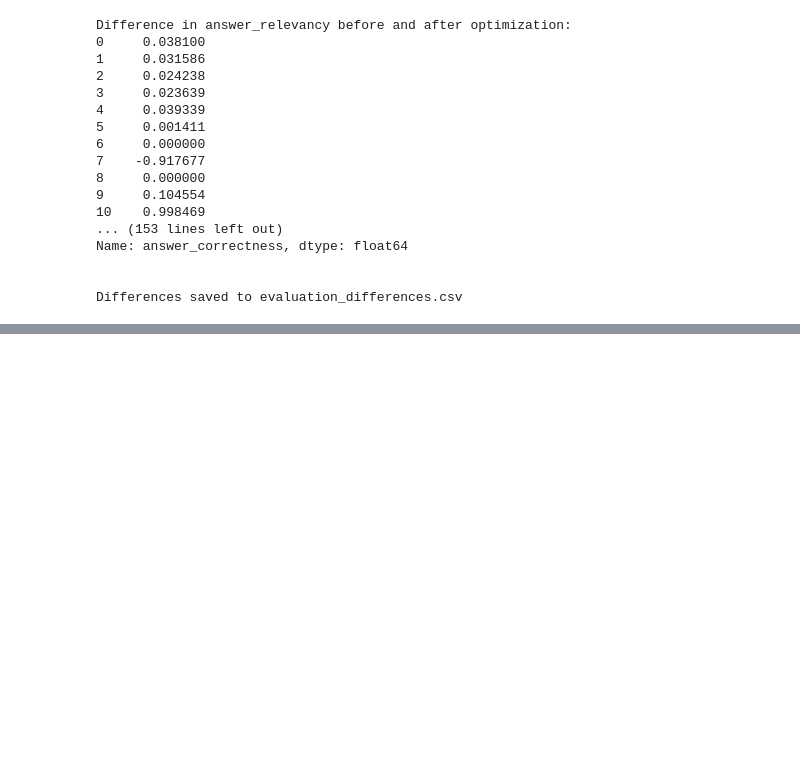
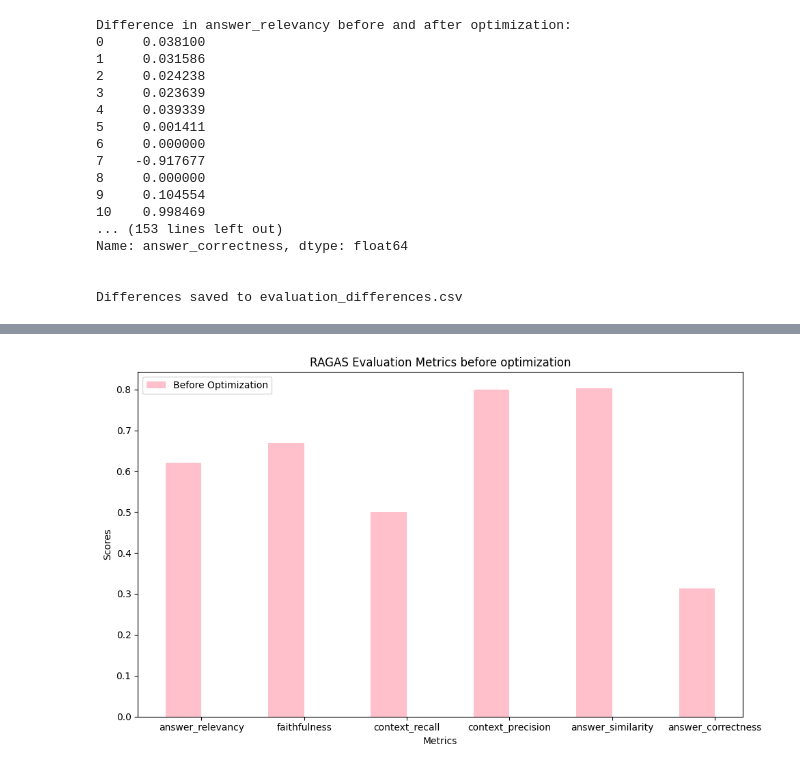
Before and after one commit to mistir-nigusse/Contract_advisor_RAG, a Jupyter notebook: backend/evaluation/evaluation_result.ipynb, the cells around one changed output, grey strips where cells are left out. Cells and saved outputs as stored; diff of their text form; code cells hidden in the pictures; blank space fills up the shorter version.

```diff
--- a/backend/evaluation/evaluation_result.ipynb
+++ b/backend/evaluation/evaluation_result.ipynb
@@ -168,0 +211,33 @@ plt.show()
+# %%
+df= pd.read_csv("../data/result_raptor.csv")
+df2= pd.read_csv("../data/evaluation_after_optimization_2.csv")
+
+columns_to_compare = ["answer_relevancy", "faithfulness", "context_recall", "context_precision", "answer_similarity", "answer_correctness"]
+
+# Calculate mean values for each column before and after optimization
+before_means = df[columns_to_compare].mean()
+after_means = df[columns_to_compare].mean()
+
+# Plotting the results
+plt.figure(figsize=(10, 6))
+
+bar_width = 0.35
+index = range(len(columns_to_compare))
+
+# Bars for before optimization
+plt.bar(index, before_means, bar_width, label='Before Optimization', color='pink')
+
+
+
+# Adding labels and title
+plt.xlabel('Metrics')
+plt.ylabel('Scores')
+plt.title('RAGAS Evaluation Metrics before optimization')
+plt.xticks([i + bar_width / 2 for i in index], columns_to_compare)
+plt.legend()
+
+# Display the plot
+plt.tight_layout()
+plt.show()
+# %% [output]
+[figure, added]
```
Also changed, not shown: parts of 7 cells of this notebook, 6 other files.
